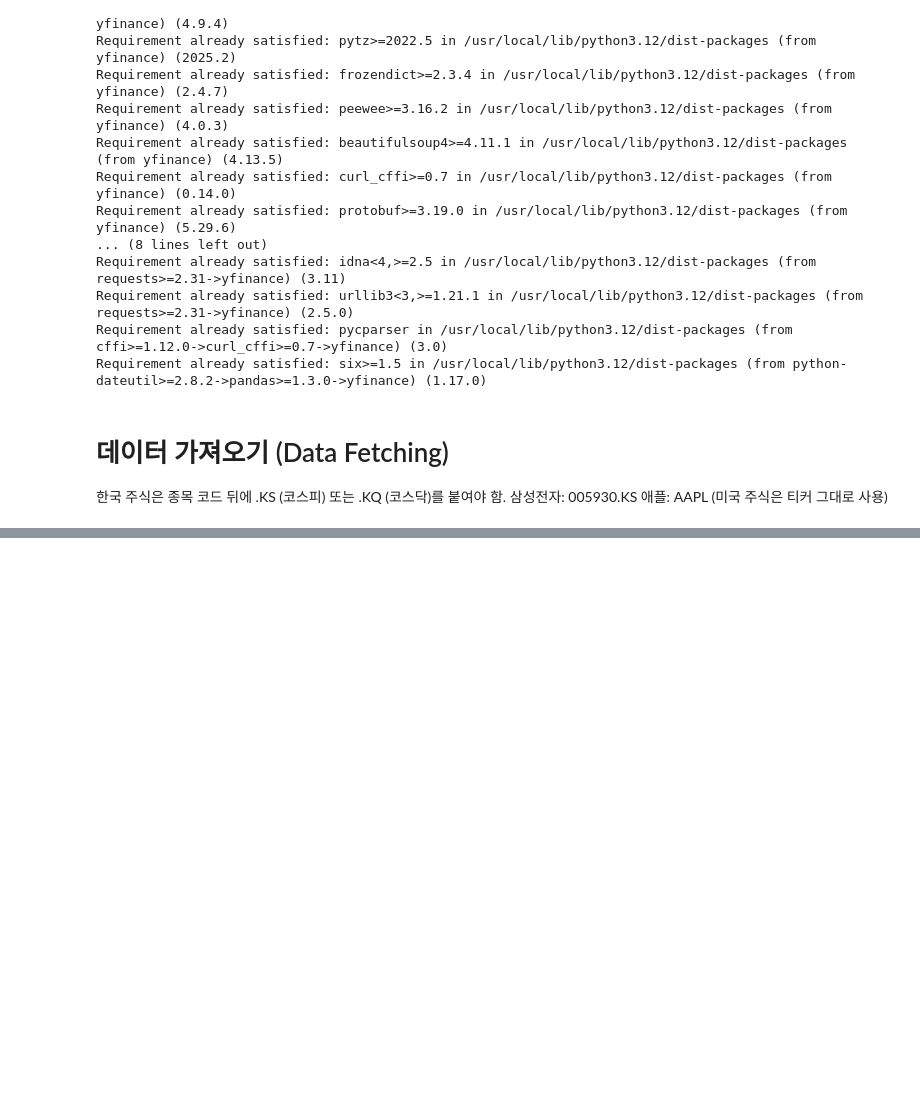
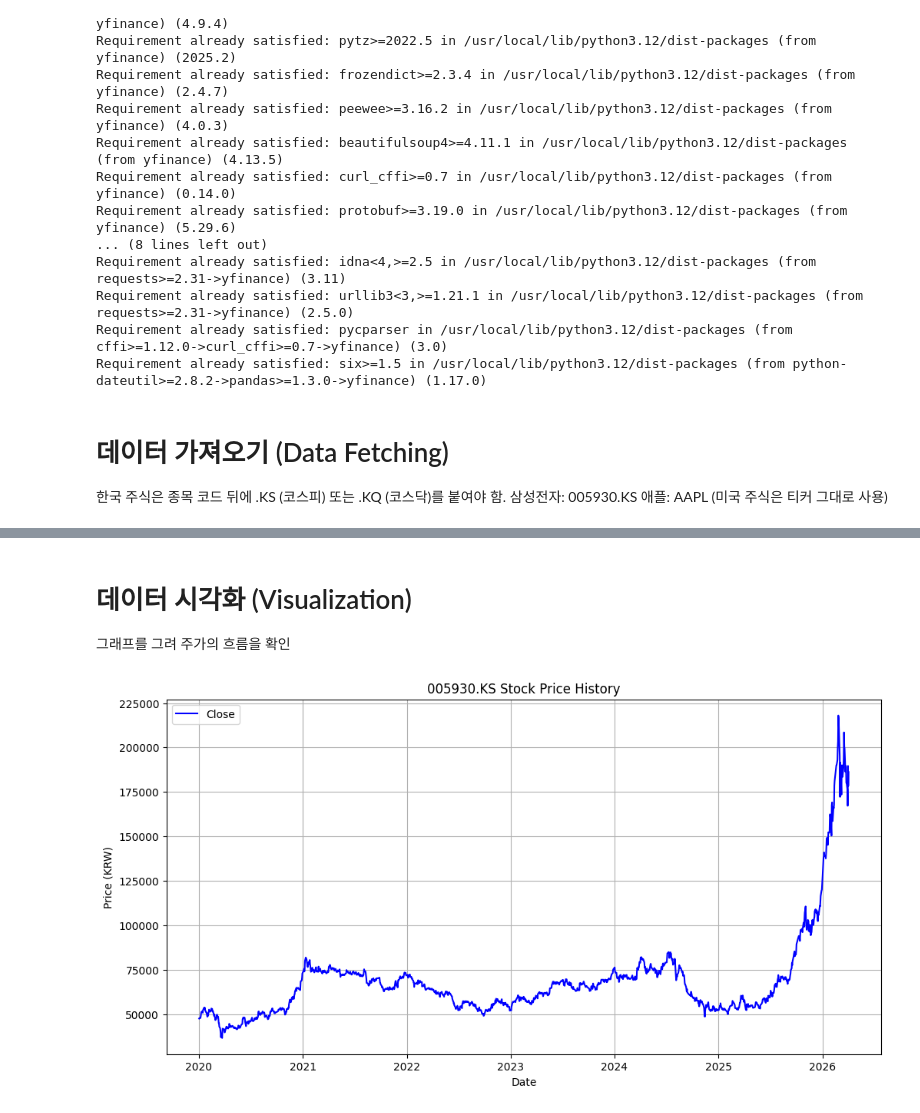
Before and after one commit to ongsoony8382/financial-data-programming, a Jupyter notebook: 5주차_금융데이터분석(1)_동영상.ipynb, the cells around one changed output, grey strips where cells are left out. Cells and saved outputs as stored; diff of their text form; code cells hidden in the pictures; blank space fills up the shorter version.

```diff
--- a/5주차_금융데이터분석(1)_동영상.ipynb
+++ b/5주차_금융데이터분석(1)_동영상.ipynb
@@ -67,0 +86,24 @@ Date
+# %% [markdown]
+
+# 데이터 시각화 (Visualization)
+그래프를 그려 주가의 흐름을 확인
+# %%
+import matplotlib.pyplot as plt
+
+# 그래프 스타일 설정
+plt.figure(figsize=(12,6))
+plt.title(f"{ticker} Stock Price History")
+
+# 주가(Close) 그리기
+plt.plot(df.index, df['Close'], label='Close', color='blue')
+
+# 그래프 레이블 및 범례 추가
+plt.xlabel('Date')
+plt.ylabel('Price (KRW)')
+plt.legend()
+plt.grid(True)
+
+# 그래프 표시
+plt.show()
+# %% [output]
+[figure, added]
```
Also changed, not shown: parts of 7 cells of this notebook.
